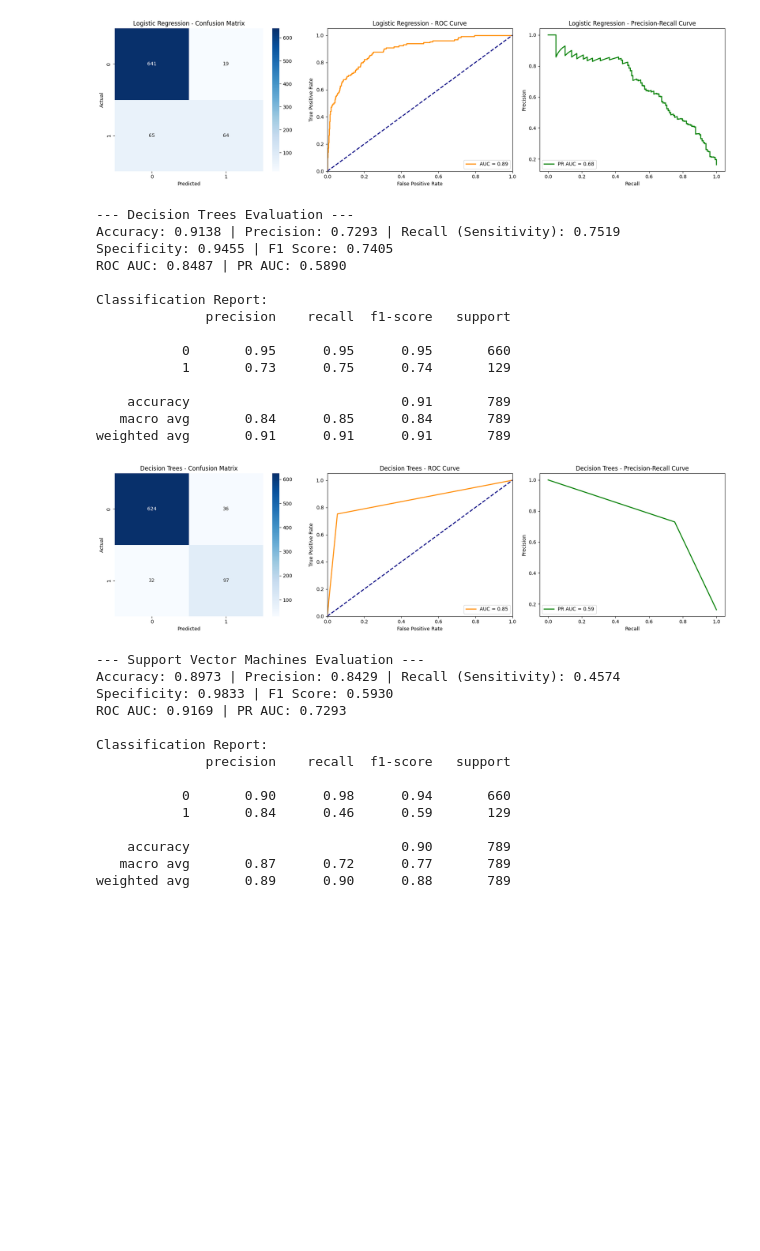
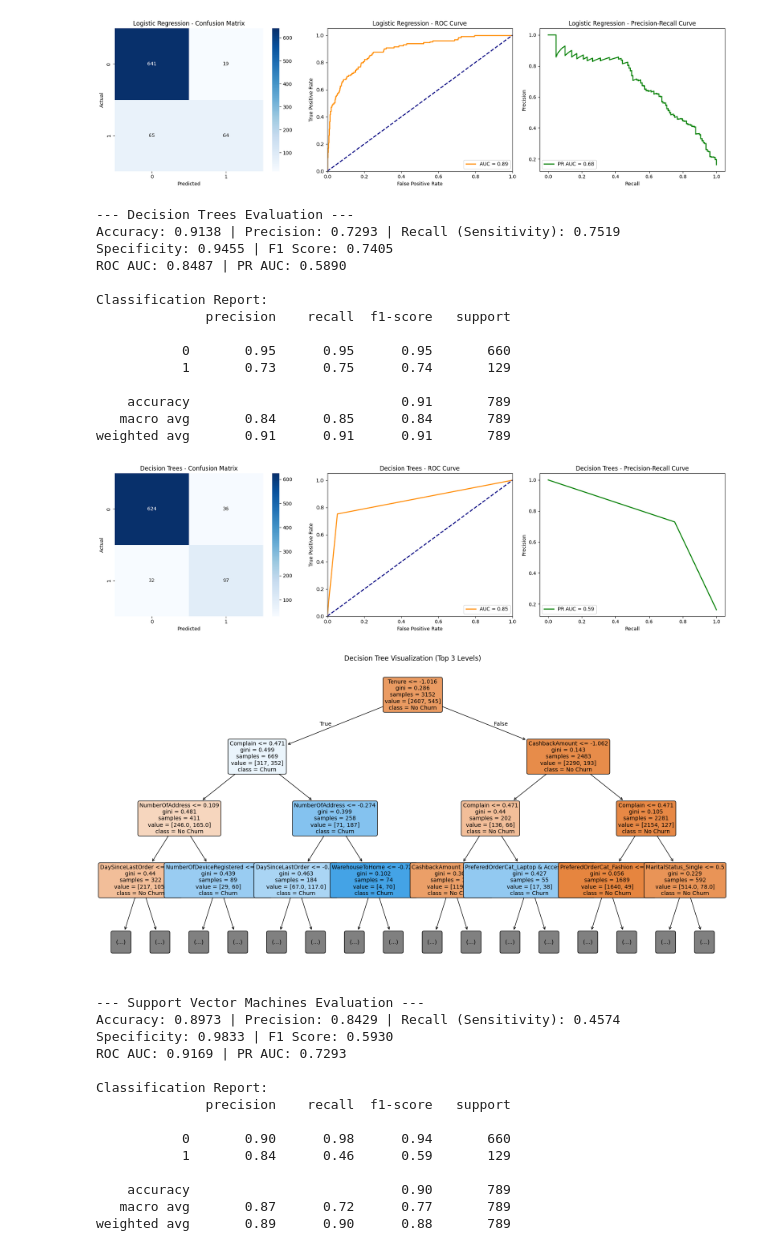
Before and after one commit to akay6483/mmml-ecommerce, a Jupyter notebook: notebook/m2/classification.ipynb, the cells around one changed output. Cells and saved outputs as stored; diff of their text form; code cells hidden in the pictures; blank space fills up the shorter version.

```diff
--- a/notebook/m2/classification.ipynb
+++ b/notebook/m2/classification.ipynb
@@ -179,34 +179,56 @@ Classification Report:
    macro avg       0.84      0.73      0.77       789
 weighted avg       0.89      0.89      0.88       789
 [figure]
-# %%
-from sklearn.tree import DecisionTreeClassifier
-
-# Pipeline
-dt_model = Pipeline(steps=[('preprocessor', preprocessor),
-                           ('classifier', DecisionTreeClassifier(random_state=42))])
-
-# Train
-dt_model.fit(X_train, y_train)
-
-# Visual Evaluation
-evaluate_and_visualize(dt_model, "Decision Trees", X_test, y_test)
-# %% [output]
---- Decision Trees Evaluation ---
-Accuracy: 0.9138 | Precision: 0.7293 | Recall (Sensitivity): 0.7519
-Specificity: 0.9455 | F1 Score: 0.7405
-ROC AUC: 0.8487 | PR AUC: 0.5890
-
-Classification Report:
-              precision    recall  f1-score   support
-
-           0       0.95      0.95      0.95       660
-           1       0.73      0.75      0.74       129
-
-    accuracy                           0.91       789
-   macro avg       0.84      0.85      0.84       789
-weighted avg       0.91      0.91      0.91       789
-[figure, removed]
+# %%
+# IMPORTANT: Ensure the setup cell (G2IL0gtyT5X_) is run before this cell.
+from sklearn.tree import DecisionTreeClassifier, plot_tree
+import matplotlib.pyplot as plt
+from sklearn.pipeline import Pipeline # Added this import
+
+# Pipeline
+dt_model = Pipeline(steps=[('preprocessor', preprocessor),
+                           ('classifier', DecisionTreeClassifier(random_state=42))])
+
+# Train
+dt_model.fit(X_train, y_train)
+
+# Visual Evaluation
+evaluate_and_visualize(dt_model, "Decision Trees", X_test, y_test)
+
+# --- Tree Visualization ---
+# 1. Extract feature names from the preprocessor
+feature_names = dt_model.named_steps['preprocessor'].get_feature_names_out()
+# Clean up names (remove 'num__' and 'cat__' prefixes if present)
+feature_names_clean = [f.split('__')[-1] for f in feature_names]
+
+# 2. Plot the Decision Tree
+plt.figure(figsize=(20, 10))
+plot_tree(dt_model.named_steps['classifier'],
+          feature_names=feature_names_clean,
+          class_names=['No Churn', 'Churn'],
+          filled=True,
+          rounded=True,
+          max_depth=3,  # Top 3 levels for readability
+          fontsize=10)
+plt.title("Decision Tree Visualization (Top 3 Levels)")
+plt.show()
+# %% [output]
+--- Decision Trees Evaluation ---
+Accuracy: 0.9138 | Precision: 0.7293 | Recall (Sensitivity): 0.7519
+Specificity: 0.9455 | F1 Score: 0.7405
+ROC AUC: 0.8487 | PR AUC: 0.5890
+
+Classification Report:
+              precision    recall  f1-score   support
+
+           0       0.95      0.95      0.95       660
+           1       0.73      0.75      0.74       129
+
+    accuracy                           0.91       789
+   macro avg       0.84      0.85      0.84       789
+weighted avg       0.91      0.91      0.91       789
+[figure, added]
+[figure, added]
 # %%
 from sklearn.svm import SVC
 
```
